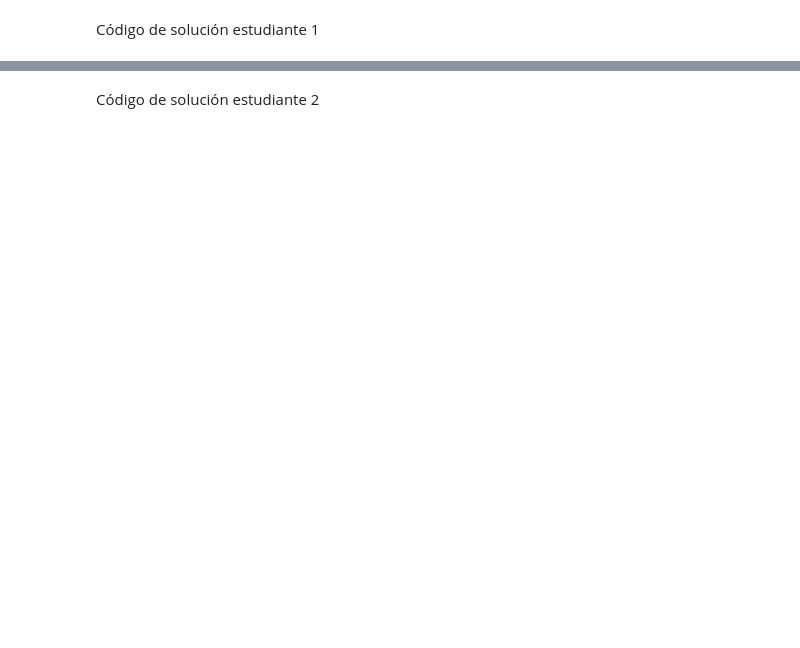
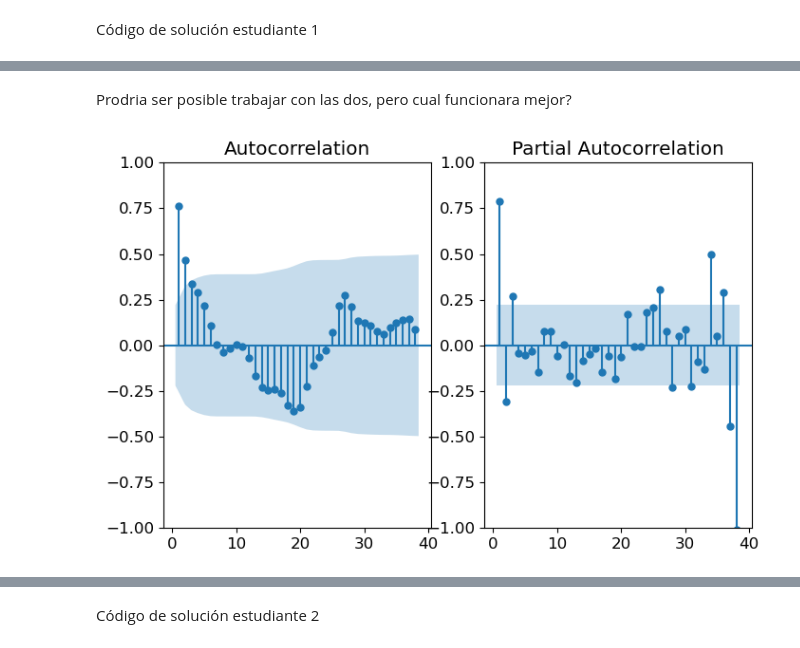
Before and after one commit to RafaJBZ/Tarea_2_RAJuarez_PAVilla, a Jupyter notebook: Tarea2.ipynb, the cells around one changed output, grey strips where cells are left out. Cells and saved outputs as stored; diff of their text form; code cells hidden in the pictures; blank space fills up the shorter version.

```diff
--- a/Tarea2.ipynb
+++ b/Tarea2.ipynb
@@ -84,0 +126,10 @@ Código de solución estudiante 1
+# %%
+diff1_values = train.diff().dropna()
+
+print('ADF para derivada primer orden...\n')
+adf_test(diff1_values)
+
+diff2_values = train.diff().diff().dropna()
+
+print('ADF para derivada segundo orden...\n')
+adf_test(diff2_values)
@@ -84,0 +154,6 @@ Código de solución estudiante 1
+# %% [markdown]
+Prodria ser posible trabajar con las dos, pero cual funcionara mejor?
+# %%
+plot_acf_pacf(diff1_values, {'lags':38})
+# %% [output]
+[figure, added]
```
Also changed, not shown: parts of 32 cells of this notebook.
